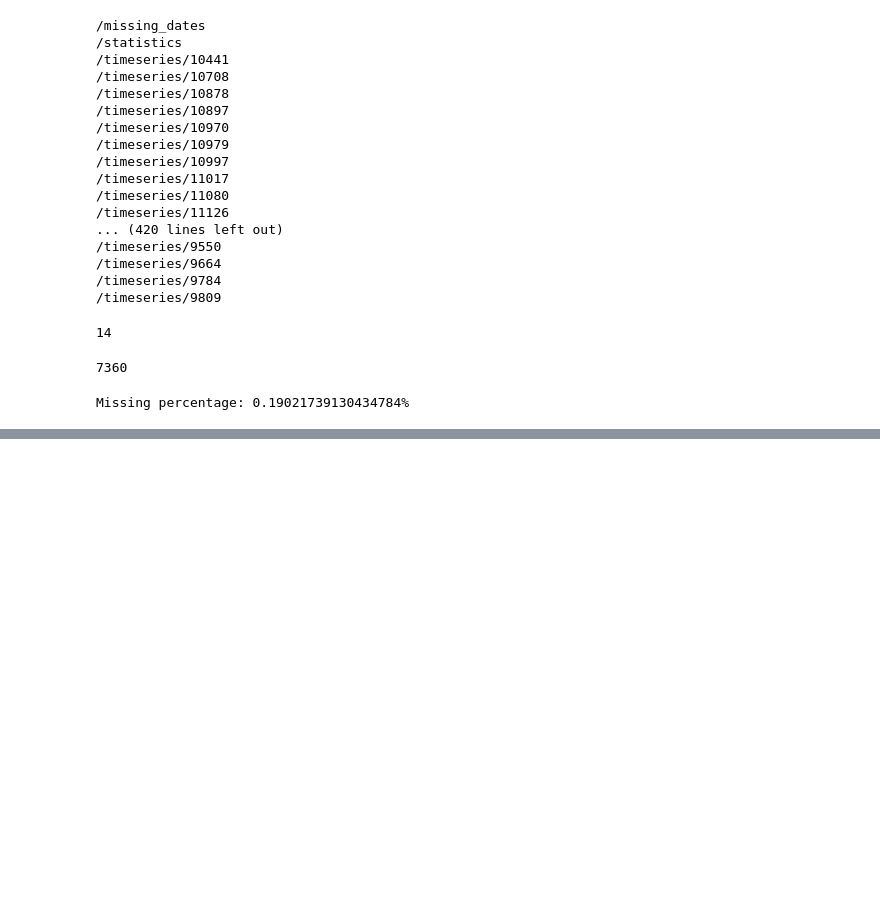
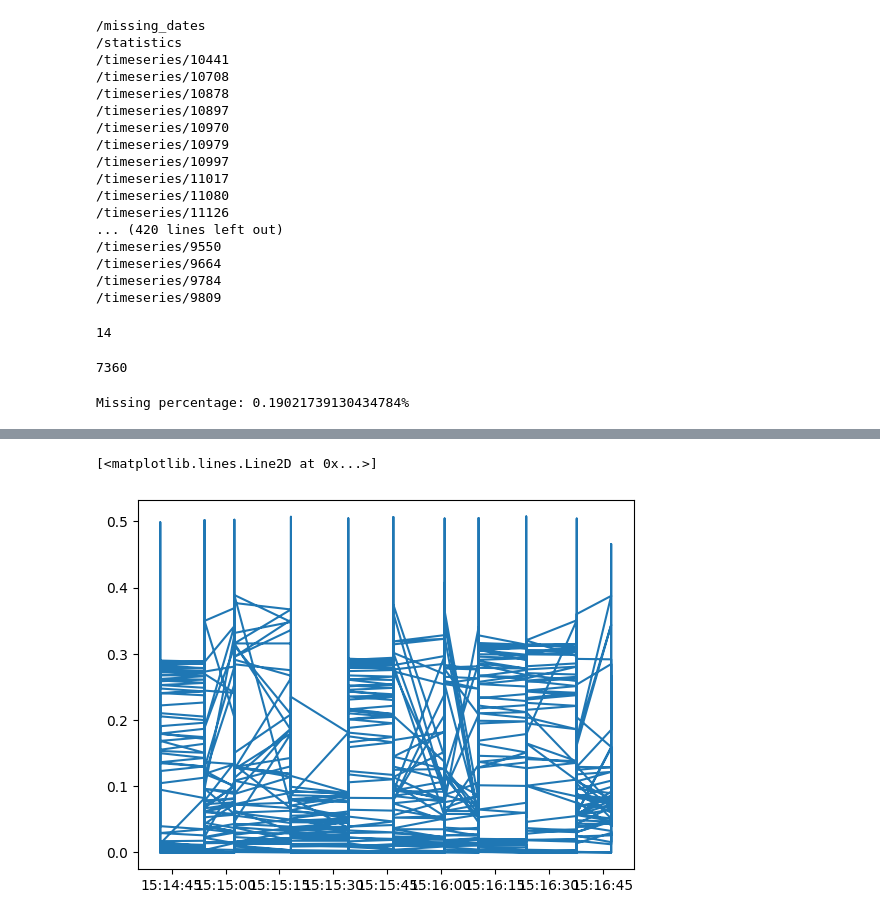
Before and after one commit to WAT-ai/open-climate-fix-project, a Jupyter notebook: eda/pv_eda.ipynb, the cells around one changed output, grey strips where cells are left out. Saved outputs shown, nothing was run; the diff lists cells and outputs as text; code cells hidden in the pictures; blank space fills up the shorter version.

```diff
--- a/eda/pv_eda.ipynb
+++ b/eda/pv_eda.ipynb
@@ -493,0 +592,6 @@ Missing percentage: 0.19021739130434784%
+# %%
+pv_df = pd.read_hdf(hdf_path, keys[2])
+
+df = append_relative_output(pv_df, keys[2])
+
+df.info()
@@ -493,0 +624,5 @@ Missing percentage: 0.19021739130434784%
+# %%
+plt.plot(pv_df.datetime_of_API_request, pv_df.relative_output)
+# %% [output]
+[<matplotlib.lines.Line2D at 0x...>]
+[figure, added]
```
Also changed, not shown: parts of 14 cells of this notebook.
